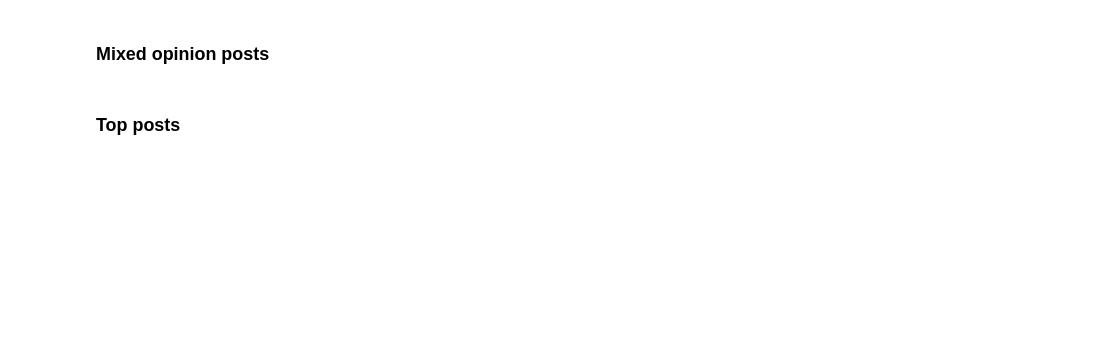
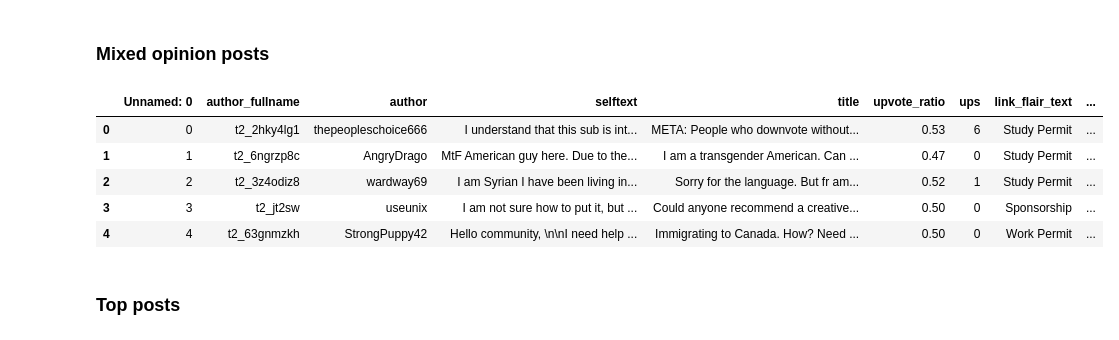
Before and after one commit to ngocmphan/reddit_immigration, a Jupyter notebook: Immigration_Canada_Analysis.ipynb, the cells around one changed output. Cells and saved outputs as stored; diff of their text form; code cells hidden in the pictures; blank space fills up the shorter version.

```diff
--- a/Immigration_Canada_Analysis.ipynb
+++ b/Immigration_Canada_Analysis.ipynb
@@ -329,4 +376,13 @@ print(all_categories)
 # %% [markdown]
 ### Mixed opinion posts
+# %%
+df_mixed_adj.head(5)
+# %% [output]
+|  | Unnamed: 0 | author_fullname | author | selftext | title | upvote_ratio | ups | link_flair_text | ... |
+| 0 | 0 | t2_2hky4lg1 | thepeopleschoice666 | I understand that this sub is int... | META: People who downvote without... | 0.53 | 6 | Study Permit | ... |
+| 1 | 1 | t2_6ngrzp8c | AngryDrago | MtF American guy here. Due to the... | I am a transgender American. Can ... | 0.47 | 0 | Study Permit | ... |
+| 2 | 2 | t2_3z4odiz8 | wardway69 | I am Syrian I have been living in... | Sorry for the language. But fr am... | 0.52 | 1 | Study Permit | ... |
+| 3 | 3 | t2_jt2sw | useunix | I am not sure how to put it, but ... | Could anyone recommend a creative... | 0.50 | 0 | Sponsorship | ... |
+| 4 | 4 | t2_63gnmzkh | StrongPuppy42 | Hello community, \n\nI need help ... | Immigrating to Canada. How? Need ... | 0.50 | 0 | Work Permit | ... |
 # %% [markdown]
 ### Top posts
```
Also changed, not shown: parts of 9 cells of this notebook.
